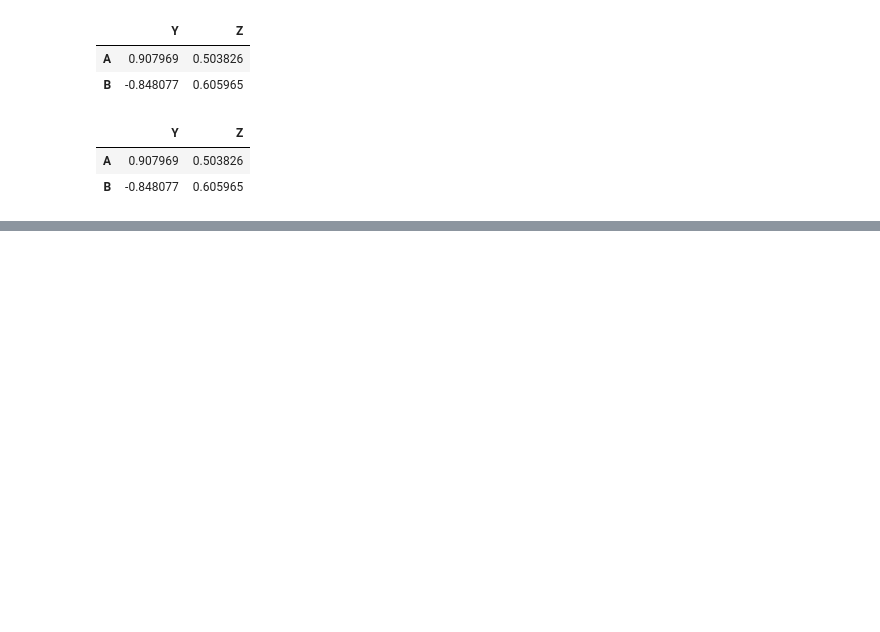
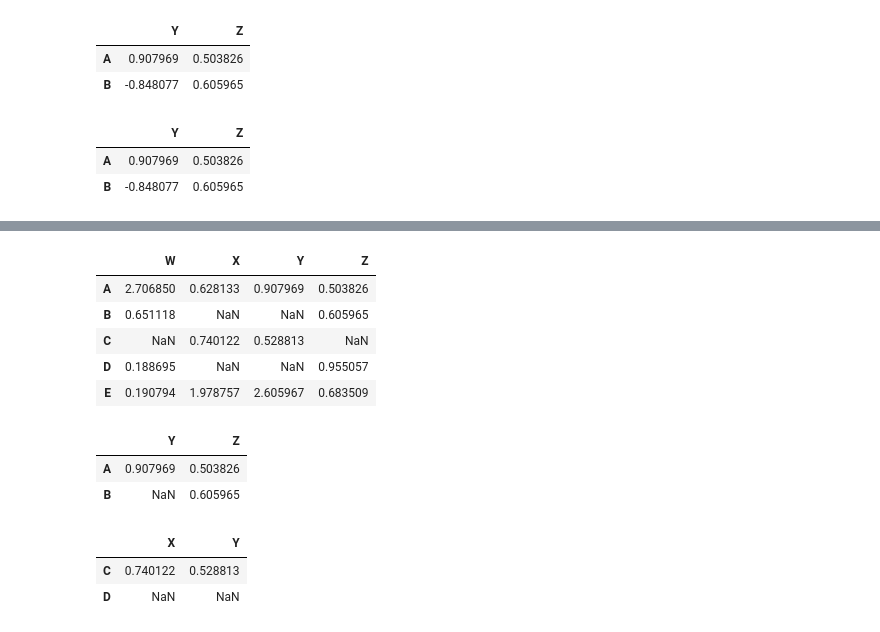
Before and after one commit to btrentini/python_practice, a Jupyter notebook: data_science_bootcamp/#bruno_files/Dataframes.ipynb, the cells around one changed output, grey strips where cells are left out. Saved outputs shown, nothing was run; the diff lists cells and outputs as text; code cells hidden in the pictures; blank space fills up the shorter version.

```diff
--- a/data_science_bootcamp/#bruno_files/Dataframes.ipynb
+++ b/data_science_bootcamp/#bruno_files/Dataframes.ipynb
@@ -151,0 +165,23 @@ df.iloc[0:2,2:]
+# %%
+booldf = df > 0
+# %%
+df[booldf]
+# %% [output]
+|  | W | X | Y | Z |
+| A | 2.706850 | 0.628133 | 0.907969 | 0.503826 |
+| B | 0.651118 | NaN | NaN | 0.605965 |
+| C | NaN | 0.740122 | 0.528813 | NaN |
+| D | 0.188695 | NaN | NaN | 0.955057 |
+| E | 0.190794 | 1.978757 | 2.605967 | 0.683509 |
+# %%
+df[booldf].loc[['A','B'],['Y','Z']]
+# %% [output]
+|  | Y | Z |
+| A | 0.907969 | 0.503826 |
+| B | NaN | 0.605965 |
+# %%
+df[booldf].iloc[2:4,1:3]
+# %% [output]
+|  | X | Y |
+| C | 0.740122 | 0.528813 |
+| D | NaN | NaN |
```
Also changed, not shown: parts of 15 cells of this notebook.
